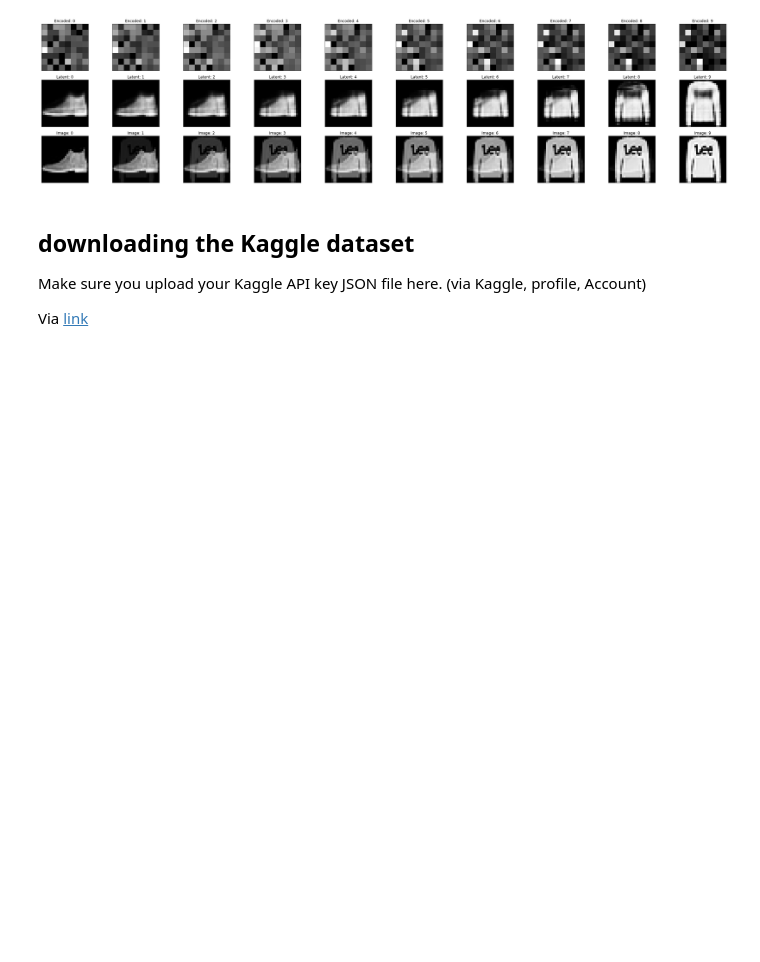
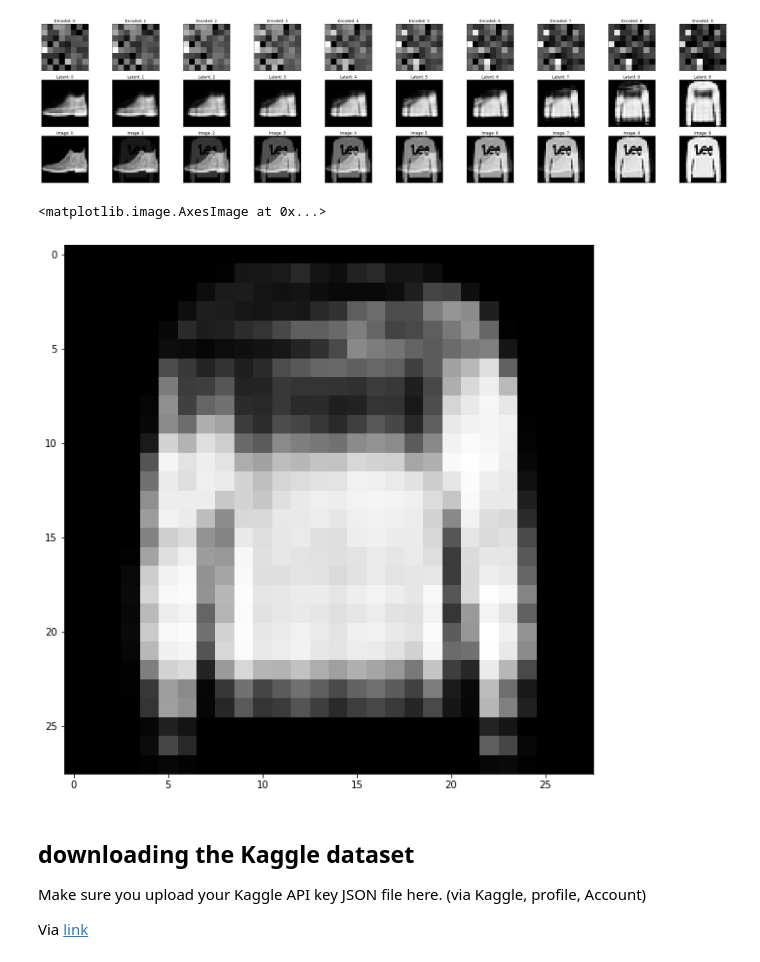
Before and after one commit to luca-arts/luca-arts.github.io, a Jupyter notebook: knowledge/AI/notebooks/Animal_faces_latent_interpolation.ipynb, the cells around one changed output. Saved outputs shown, nothing was run; the diff lists cells and outputs as text; code cells hidden in the pictures; blank space fills up the shorter version.

Commit message:
mnist_update

```diff
--- a/knowledge/AI/notebooks/Animal_faces_latent_interpolation.ipynb
+++ b/knowledge/AI/notebooks/Animal_faces_latent_interpolation.ipynb
@@ -168,0 +242,2 @@ Epoch 64/64
+# %%
+hist = mnist_autoencoder2.fit(x_train_exp, x_train_exp, validation_data=(x_test_exp, x_test_exp), shuffle=True, epochs=EPOCHS, batch_size=BATCH_SIZE, callbacks=[callback])
@@ -169,3 +262,3 @@ Epoch 64/64
 # %%
-encoded_imgs = mnist_autoencoder.encoder(x_test[:1]).numpy()
-decoded_imgs = mnist_autoencoder.decoder(encoded_imgs).numpy()
+encoded_imgs = mnist_autoencoder2.encoder(x_test).numpy()
+decoded_imgs = mnist_autoencoder2.decoder(encoded_imgs).numpy()
@@ -172,5 +267,5 @@ decoded_imgs = mnist_autoencoder.decoder(encoded_imgs).numpy()
 # %%
-n = 1
+n = 10
 plt.figure(figsize=(20, 4))
 for i in range(n):
   # display original
@@ -213,4 +306,22 @@ test_image2 = tf.expand_dims(test_image2, axis=0)
 test_image1.shape
 # %% [output]
 TensorShape([1, 28, 28, 1])
+# %%
+#predict encodings
+encoded_img1 = mnist_autoencoder.encoder.predict(test_image1)
+encoded_img2 = mnist_autoencoder.encoder.predict(test_image2)
+
+interpolated_images=interpolate_points(encoded_img1,encoded_img2)
+interpolated_orig_images=interpolate_points(test_image1, test_image2)
+
+interpolated_images.shape
+num_images = 10
+
+encoded_images_list = list()
+interpolated_latent_images_list = list()
+interpolated_visual_images_list = list()
+for i, image_idx in enumerate(interpolated_images):
+  encoded_images_list.append(interpolated_images[i].reshape(8, 8))
+  interpolated_latent_images_list.append(mnist_autoencoder.decoder.predict(interpolated_images[i]).reshape(28,28))
+  interpolated_visual_images_list.append(interpolated_orig_images[i].reshape(28,28))
 # %%
@@ -252,6 +354,13 @@ for i, image_idx in enumerate(interpolated_images):
 plt.show()
 # %% [output]
 [figure]
+# %%
+position = 8 #@param {type: "slider", min: 0, max: 10}
+plt.figure(figsize=(10,10))
+plt.imshow(interpolated_latent_images_list[position])
+# %% [output]
+<matplotlib.image.AxesImage at 0x...>
+[figure, added]
 # %% [markdown]
 ## downloading the Kaggle dataset
 
```
Also changed, not shown: parts of 15 cells of this notebook.
